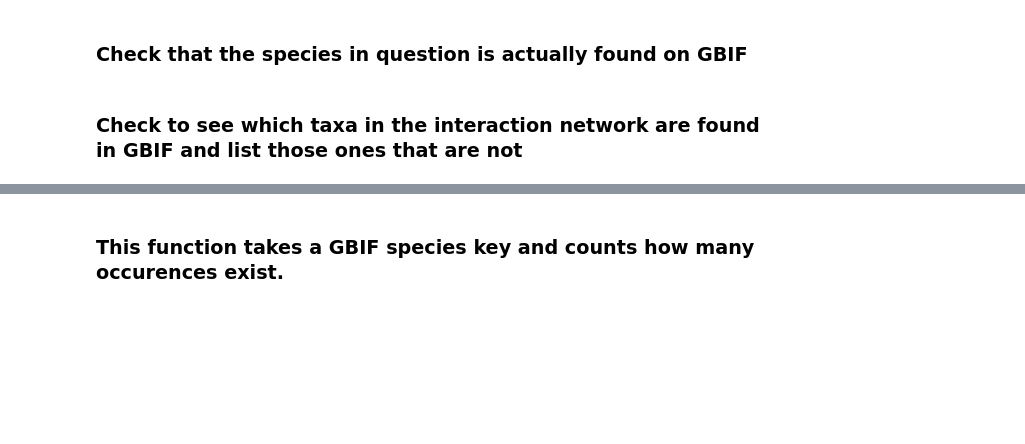
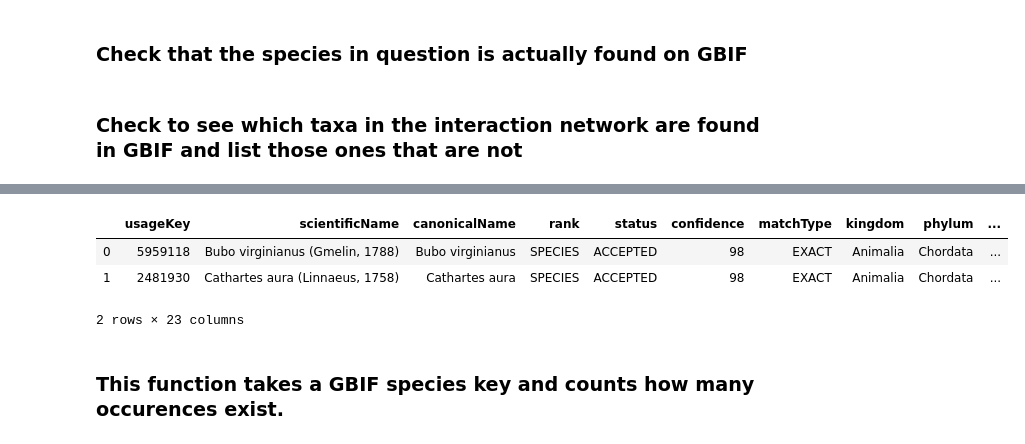
Before and after one commit to AgentschapPlantentuinMeise/interactias, a Jupyter notebook: notebook/interactias-geoSelectNetwork.ipynb, the cells around one changed output, grey strips where cells are left out. Drawn from its saved outputs; the diff is of its cells as text; code cells hidden in the pictures; blank space fills up the shorter version.

```diff
--- a/notebook/interactias-geoSelectNetwork.ipynb
+++ b/notebook/interactias-geoSelectNetwork.ipynb
@@ -104,12 +103,2 @@ country  = 'BE' #Belgium
 # %% [markdown]
 ## Check to see if the taxon exits in GBIF
-# %%
-try:
-    key = species.name_suggest(q=taxon, limit = 1)
-    #print(key)
-
-    if len(key) == 0:
-        raise ValueError("Taxon not found on GBIF")
-except ValueError as ve:
-    print(ve)
-    exit(1)
@@ -342,3 +372,10 @@ len(taxaFound)
+# %%
+taxaFound.head(2)
+# %% [output]
+|  | usageKey | scientificName | canonicalName | rank | status | confidence | matchType | kingdom | phylum | ... |
+| 0 | 5959118 | Bubo virginianus (Gmelin, 1788) | Bubo virginianus | SPECIES | ACCEPTED | 98 | EXACT | Animalia | Chordata | ... |
+| 1 | 2481930 | Cathartes aura (Linnaeus, 1758) | Cathartes aura | SPECIES | ACCEPTED | 98 | EXACT | Animalia | Chordata | ... |
+2 rows × 23 columns
 # %% [markdown]
 ### This function takes a GBIF species key and counts how many occurences exist.
 # %%
```
Also changed, not shown: parts of 31 cells of this notebook.
